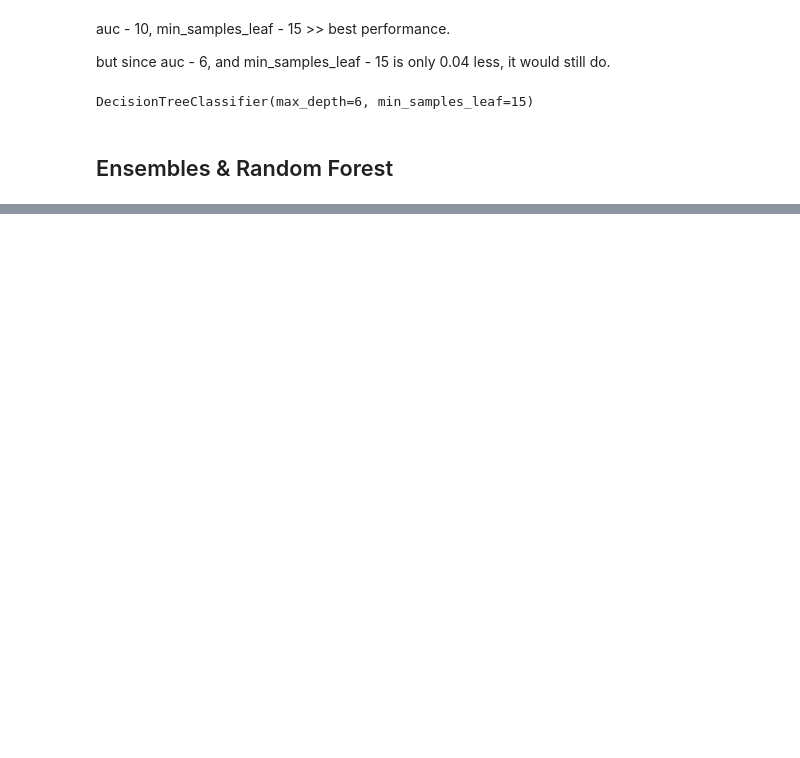
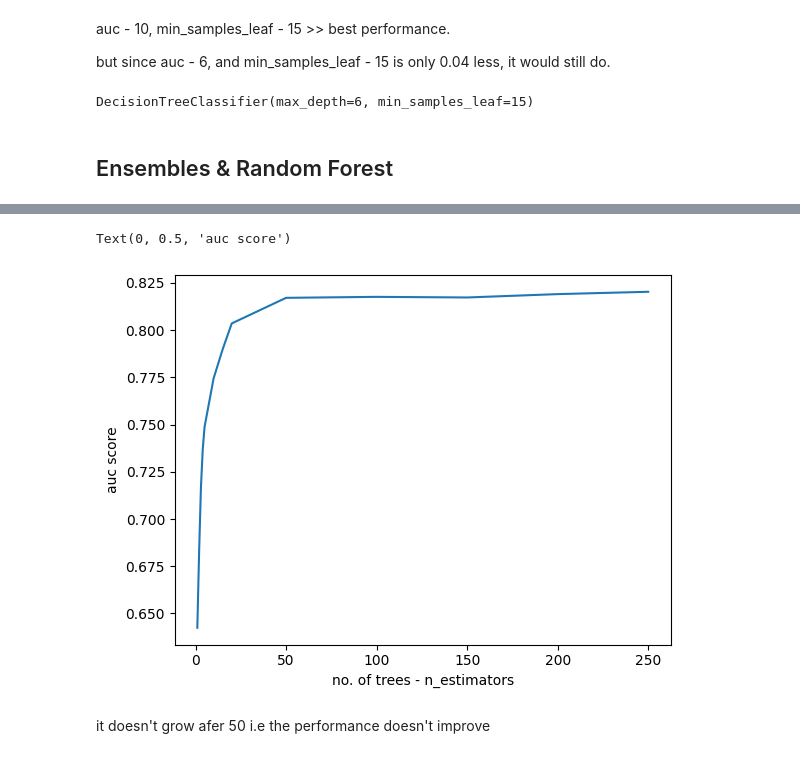
Before and after one commit to Rimsha-Bashir/machine-learning-zoomcamp, a Jupyter notebook: module-6/credit-risk-project.ipynb, the cells around one changed output, grey strips where cells are left out. Drawn from its saved outputs; the diff is of its cells as text; code cells hidden in the pictures; blank space fills up the shorter version.

```diff
--- a/module-6/credit-risk-project.ipynb
+++ b/module-6/credit-risk-project.ipynb
@@ -561,0 +578,7 @@ DecisionTreeClassifier(max_depth=6, min_samples_leaf=15)
+# %%
+rf = RandomForestClassifier(n_estimators = 10, random_state=1)
+#n_estimators is the number of decision trees you want to train inside your model
+rf.fit(X_train, y_train)
+y_pred = rf.predict_proba(X_val)[:,1]
+auc=roc_auc_score(y_val, y_pred)
+auc
@@ -561,0 +599,10 @@ DecisionTreeClassifier(max_depth=6, min_samples_leaf=15)
+# %%
+scores = []
+for n in [1,2,3,4,5,10,15,20,50,100,150,200,250]:
+    rf = RandomForestClassifier(n_estimators=n, random_state=1)
+    #n_estimators is the number of decision trees you want to train inside your model
+    rf.fit(X_train, y_train)
+    y_pred = rf.predict_proba(X_val)[:,1]
+    auc=roc_auc_score(y_val, y_pred)
+    print("%s -> %.3f" % (n, auc))
+    scores.append((n,auc))
@@ -561,0 +623,11 @@ DecisionTreeClassifier(max_depth=6, min_samples_leaf=15)
+# %%
+df_scores = pd.DataFrame(scores, columns = ['n_estimators', 'auc'])
+# %%
+plt.plot(df_scores.n_estimators, df_scores.auc)
+plt.xlabel ('no. of trees - n_estimators')
+plt.ylabel ('auc score')
+# %% [output]
+Text(0, 0.5, 'auc score')
+[figure, added]
+# %% [markdown]
+it doesn't grow afer 50 i.e the performance doesn't improve
```
Also changed, not shown: parts of 23 cells of this notebook, 1 other file.
